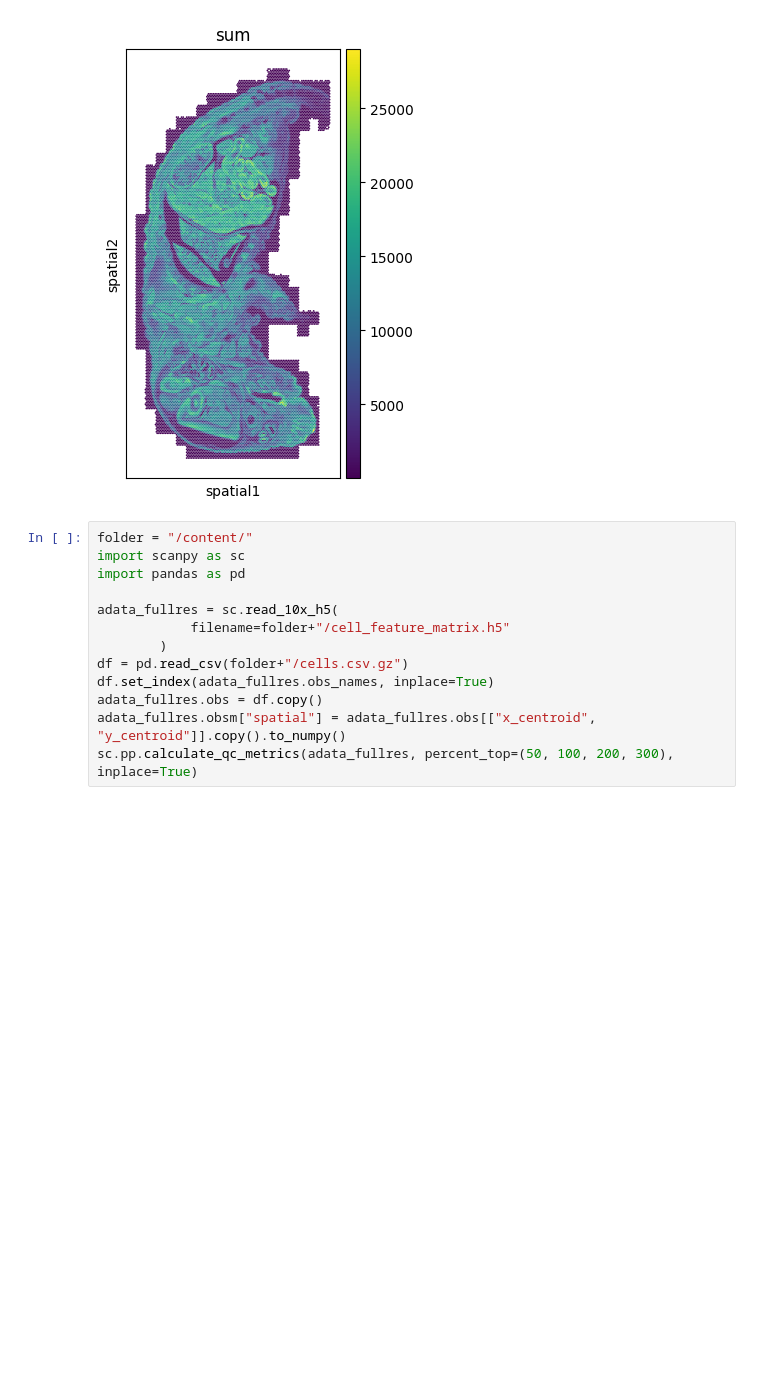
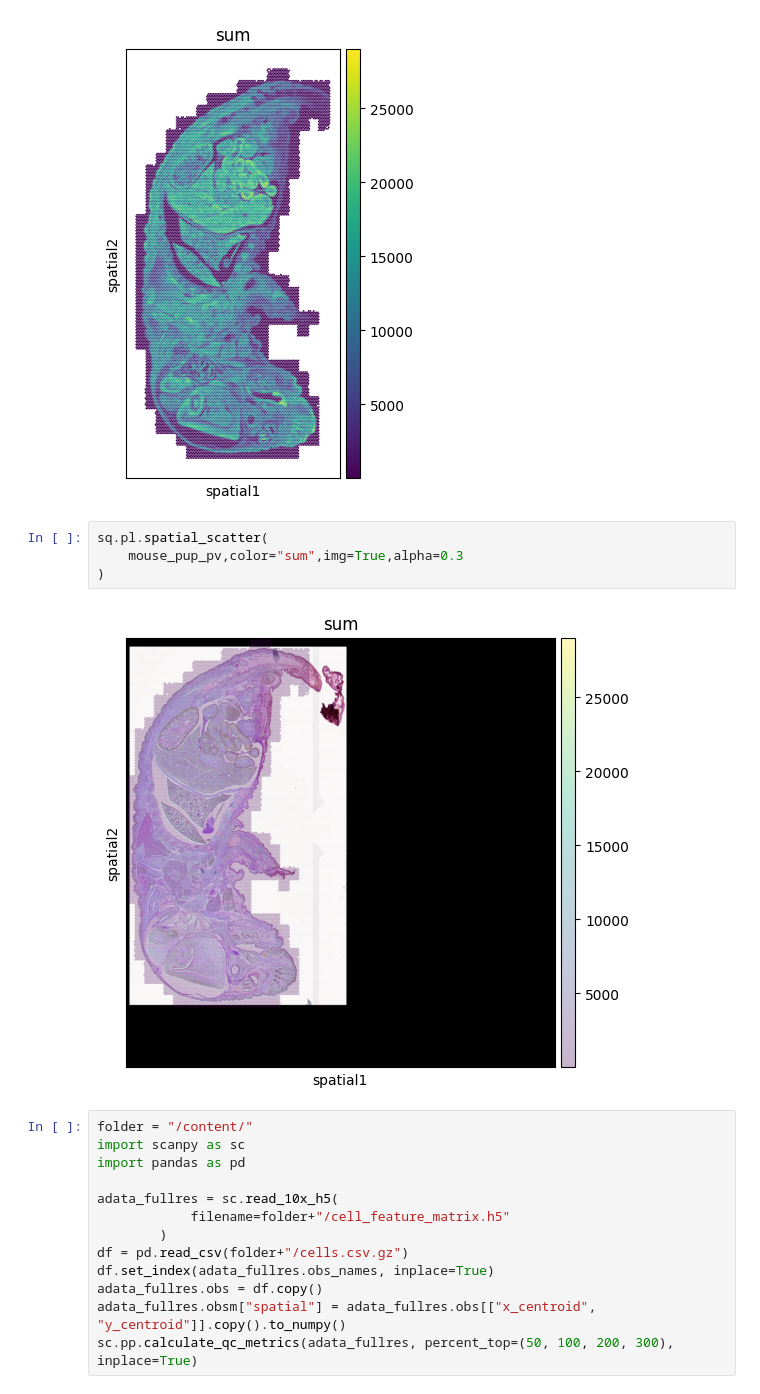
Before and after one commit to BKover99/Pseudovisium, a Jupyter notebook: pseudovisium_mouse_pup.ipynb, the cells around one changed output. Drawn from its saved outputs; the diff is of its cells as text; blank space fills up the shorter version.

```diff
--- a/pseudovisium_mouse_pup.ipynb
+++ b/pseudovisium_mouse_pup.ipynb
@@ -177,6 +175,12 @@ sq.pl.spatial_scatter(
 )
 # %% [output]
 [figure]
+# %%
+sq.pl.spatial_scatter(
+    mouse_pup_pv,color="sum",img=True,alpha=0.3
+)
+# %% [output]
+[figure, added]
 # %%
 folder = "/content/"
 import scanpy as sc
```
Also changed, not shown: parts of 16 cells of this notebook.
